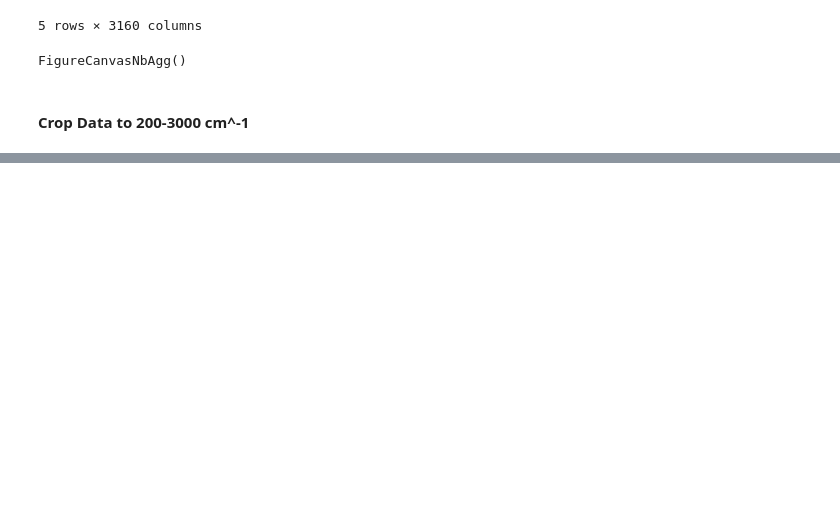
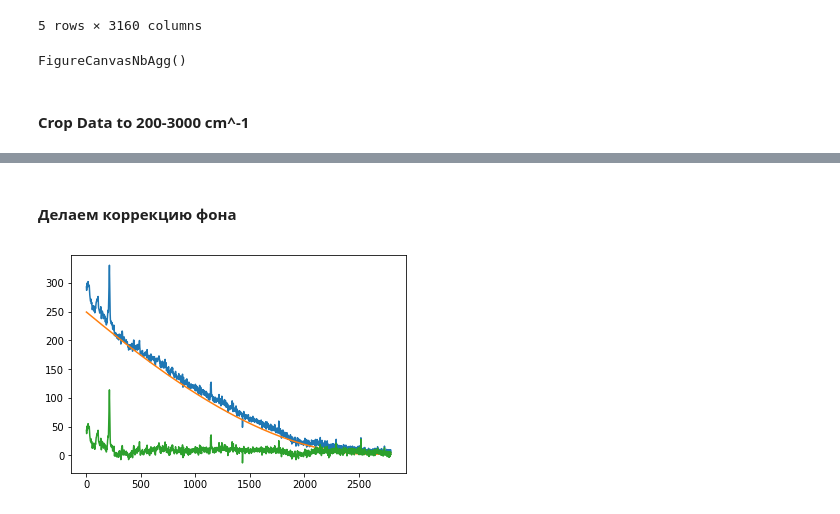
Before and after one commit to AndreyAnokhin/Kaggle-Raman-ML, a Jupyter notebook: Preprocessing.ipynb, the cells around one changed output, grey strips where cells are left out. Cells and saved outputs as stored; diff of their text form; code cells hidden in the pictures; blank space fills up the shorter version.

Commit message:
Добавлено удаление cosmic rays, base removal и сглаживание спектра

```diff
--- a/Preprocessing.ipynb
+++ b/Preprocessing.ipynb
@@ -80,0 +90,12 @@ FigureCanvasNbAgg()
+# %% [markdown]
+#### Делаем коррекцию фона
+# %%
+# Baseline removal
+y1 = df.iloc[10].values
+baseline_values = peakutils.baseline(y1)
+
+plt.plot(y1);
+plt.plot(baseline_values);
+plt.plot(y1 - baseline_values);
+# %% [output]
+[figure, added]
```
Also changed, not shown: parts of 16 cells of this notebook.
